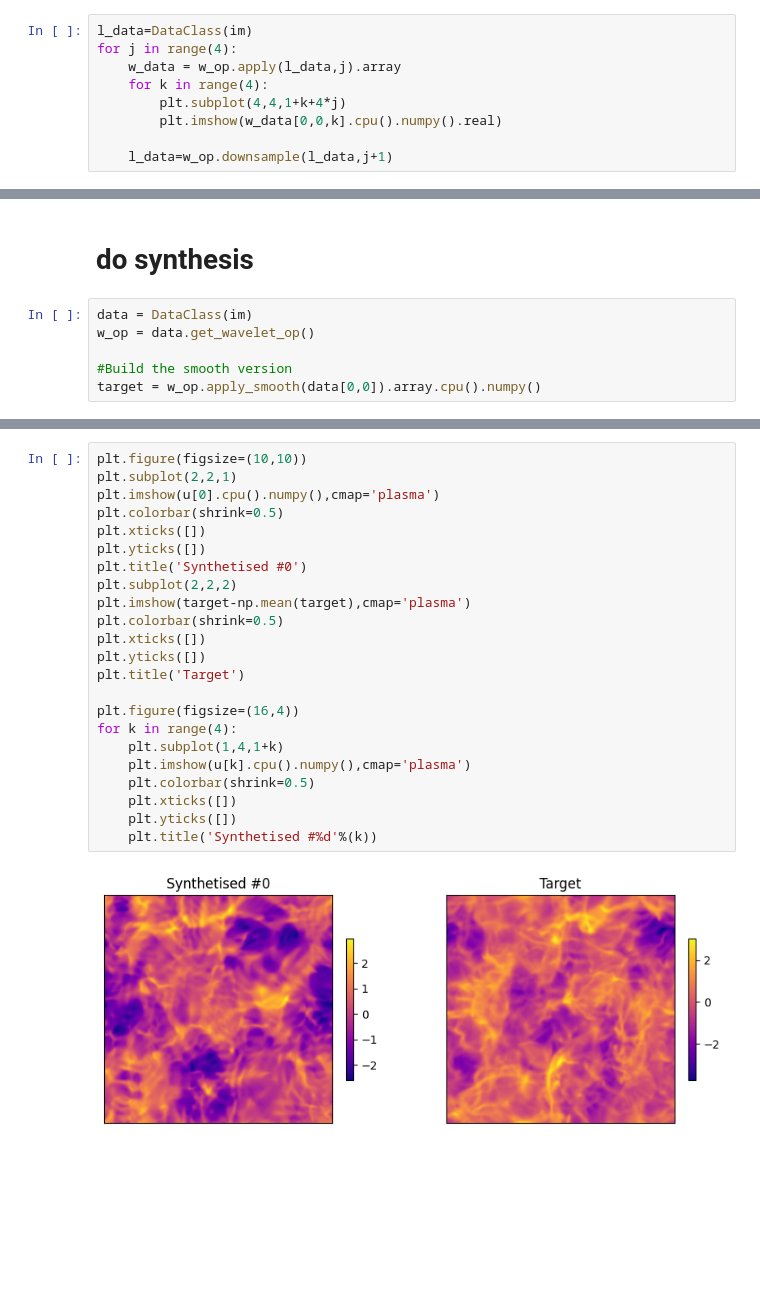
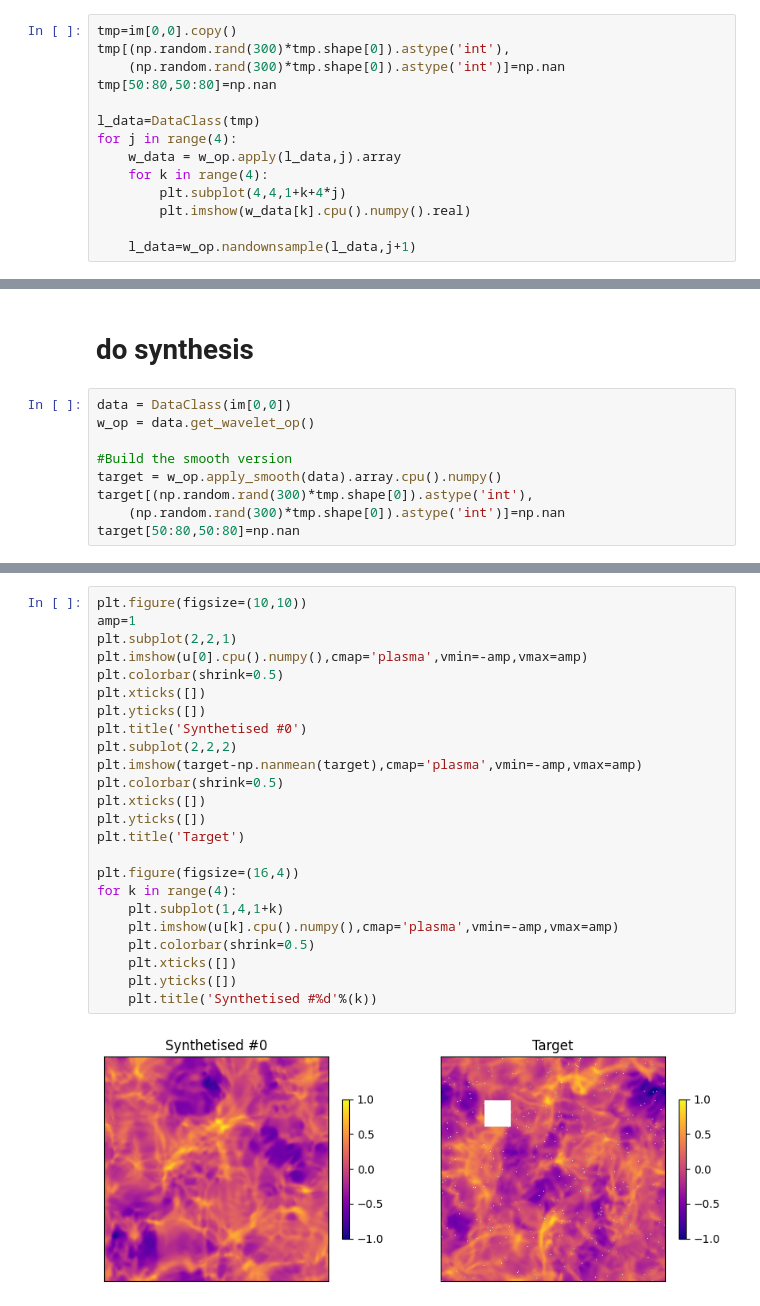
Before and after one commit to Eralys/STL_dev, a Jupyter notebook: STL_main/Certif_2D_Kernel_Torch/Certification_Notebook_2D_kernel.ipynb, the cells around one changed output, grey strips where cells are left out. Saved outputs shown, nothing was run; the diff lists cells and outputs as text; blank space fills up the shorter version.

```diff
--- a/STL_main/Certif_2D_Kernel_Torch/Certification_Notebook_2D_kernel.ipynb
+++ b/STL_main/Certif_2D_Kernel_Torch/Certification_Notebook_2D_kernel.ipynb
@@ -31,12 +31,17 @@ for k in range(4):
 # %% [output]
 [figure]
 # %%
-l_data=DataClass(im)
+tmp=im[0,0].copy()
+tmp[(np.random.rand(300)*tmp.shape[0]).astype('int'),
+    (np.random.rand(300)*tmp.shape[0]).astype('int')]=np.nan
+tmp[50:80,50:80]=np.nan
+
+l_data=DataClass(tmp)
 for j in range(4):
     w_data = w_op.apply(l_data,j).array
     for k in range(4):
         plt.subplot(4,4,1+k+4*j)
-        plt.imshow(w_data[0,0,k].cpu().numpy().real)
+        plt.imshow(w_data[k].cpu().numpy().real)
 
-    l_data=w_op.downsample(l_data,j+1)
+    l_data=w_op.nandownsample(l_data,j+1)
 # %% [output]
@@ -83,11 +107,14 @@ plt.yscale('log')
 # %% [markdown]
 # do synthesis
 # %%
-data = DataClass(im)
+data = DataClass(im[0,0])
 w_op = data.get_wavelet_op()
 
 #Build the smooth version
-target = w_op.apply_smooth(data[0,0]).array.cpu().numpy()
+target = w_op.apply_smooth(data).array.cpu().numpy()
+target[(np.random.rand(300)*tmp.shape[0]).astype('int'),
+    (np.random.rand(300)*tmp.shape[0]).astype('int')]=np.nan
+target[50:80,50:80]=np.nan
 # %%
 plt.figure(figsize=(10,10))
 plt.subplot(2,2,1)
@@ -131,25 +159,26 @@ u,histo = optimize_scattering_LBFGS(
 # %%
 plt.figure(figsize=(10,10))
+amp=1
 plt.subplot(2,2,1)
-plt.imshow(u[0].cpu().numpy(),cmap='plasma')
+plt.imshow(u[0].cpu().numpy(),cmap='plasma',vmin=-amp,vmax=amp)
 plt.colorbar(shrink=0.5)
 plt.xticks([])
 plt.yticks([])
 plt.title('Synthetised #0')
 plt.subplot(2,2,2)
-plt.imshow(target-np.mean(target),cmap='plasma')
+plt.imshow(target-np.nanmean(target),cmap='plasma',vmin=-amp,vmax=amp)
 plt.colorbar(shrink=0.5)
 plt.xticks([])
 plt.yticks([])
 plt.title('Target')
 
 plt.figure(figsize=(16,4))
 for k in range(4):
     plt.subplot(1,4,1+k)
-    plt.imshow(u[k].cpu().numpy(),cmap='plasma')
+    plt.imshow(u[k].cpu().numpy(),cmap='plasma',vmin=-amp,vmax=amp)
     plt.colorbar(shrink=0.5)
     plt.xticks([])
     plt.yticks([])
     plt.title('Synthetised #%d'%(k))
 # %% [output]
-[figure, old version]
+[figure, new version]
```
Also changed, not shown: parts of 7 cells of this notebook, 5 other files.
